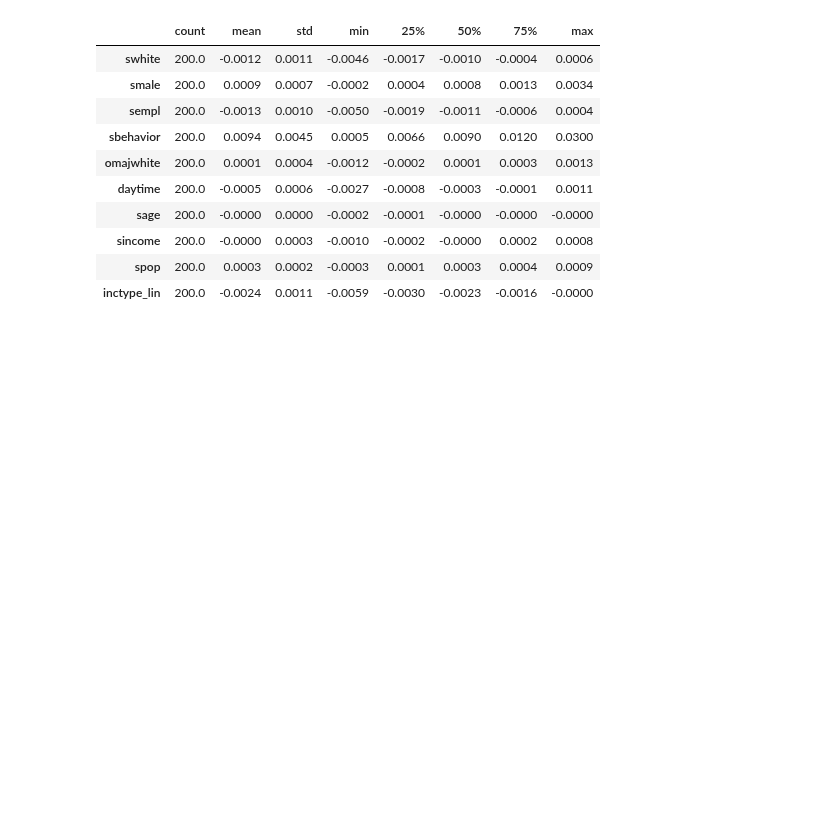
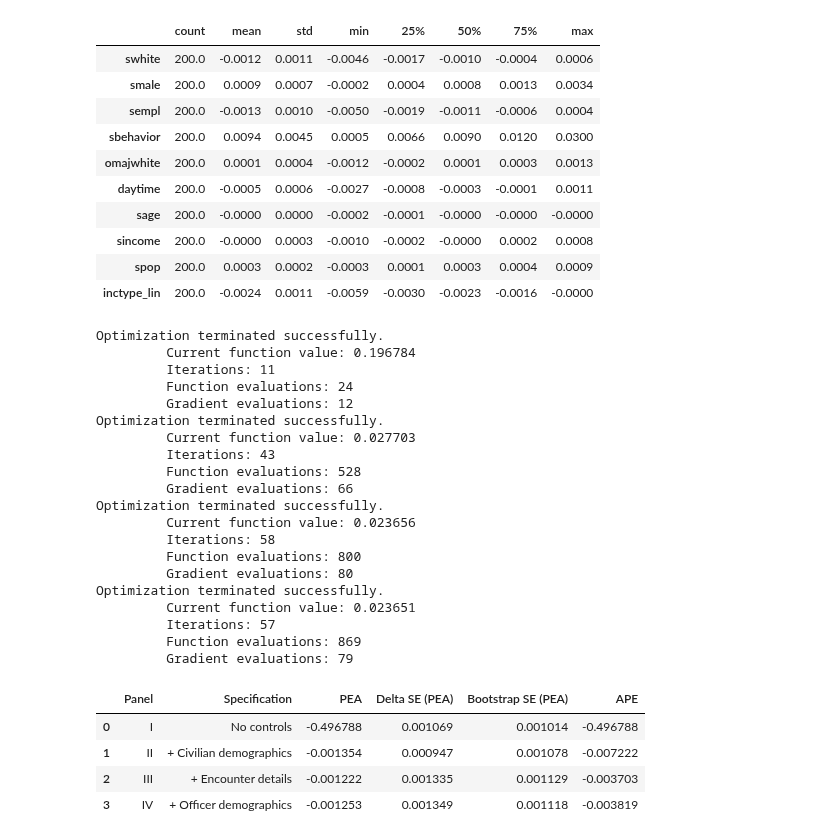
Before and after one commit to sgv491/AED, a Jupyter notebook: Project 3/Assigment3.ipynb, the cells around one changed output. Drawn from its saved outputs; the diff is of its cells as text; code cells hidden in the pictures; blank space fills up the shorter version.

```diff
--- a/Project 3/Assigment3.ipynb
+++ b/Project 3/Assigment3.ipynb
@@ -566,3 +566,79 @@ me_boot.describe().T.round(4)
 | sincome | 200.0 | -0.0000 | 0.0003 | -0.0010 | -0.0002 | -0.0000 | 0.0002 | 0.0008 |
 | spop | 200.0 | 0.0003 | 0.0002 | -0.0003 | 0.0001 | 0.0003 | 0.0004 | 0.0009 |
 | inctype_lin | 200.0 | -0.0024 | 0.0011 | -0.0059 | -0.0030 | -0.0023 | -0.0016 | -0.0000 |
+# %%
+specs = [
+    ('I', 'No controls', ['swhite']),
+    ('II', '+ Civilian demographics', ['swhite','smale','sage','sincome','sempl','spop','sbehavior']),
+    ('III', '+ Encounter details', ['swhite','smale','sage','sincome','sempl','spop','sbehavior','inctype_lin','daytime']),
+    ('IV', '+ Officer demographics', ['swhite','smale','sage','sincome','sempl','spop','inctype_lin','sbehavior','omajwhite','daytime']),
+]
+
+def panel_results(specs, nboot=200, rng_seed=123):
+    rng = default_rng(rng_seed)
+    results = []
+    for panel, label, cols in specs:
+        X = dat[cols].to_numpy()
+        theta0 = logit.starting_values(y, X)
+        res = est.estimate(logit.q, theta0, y, X)
+        idx = cols.index('swhite')
+        x_ref = X.mean(axis=0, keepdims=True)
+        x0 = x_ref.copy(); x1 = x_ref.copy()
+        x0[:, idx] = 0.0
+        x1[:, idx] = 1.0
+        pea, se_delta = me.discrete_effect_delta(res['theta'], res['cov'], x0, x1, logit.G)
+
+        boot = np.empty(nboot)
+        theta_guess = res['theta'].copy()
+        for b in range(nboot):
+            draw = rng.integers(0, y.size, size=y.size)
+            y_b = y[draw]
+            X_b = X[draw]
+            boot_res = est.estimate(logit.q, theta_guess, y_b, X_b, options={'disp': False})
+            theta_guess = boot_res['theta']
+            boot[b] = me.discrete_effect(boot_res['theta'], x0, x1, logit.G)
+        se_boot = boot.std(ddof=1)
+
+        X1 = X.copy(); X0 = X.copy()
+        X1[:, idx] = 1.0
+        X0[:, idx] = 0.0
+        ape = np.mean(logit.G(X1 @ res['theta']) - logit.G(X0 @ res['theta']))
+
+        results.append({
+            'Panel': panel,
+            'Specification': label,
+            'PEA': float(pea),
+            'Delta SE (PEA)': float(se_delta),
+            'Bootstrap SE (PEA)': float(se_boot),
+            'APE': float(ape)
+        })
+    return pd.DataFrame(results)
+
+panel_df = panel_results(specs)
+panel_df
+# %% [output]
+Optimization terminated successfully.
+         Current function value: 0.196784
+         Iterations: 11
+         Function evaluations: 24
+         Gradient evaluations: 12
+Optimization terminated successfully.
+         Current function value: 0.027703
+         Iterations: 43
+         Function evaluations: 528
+         Gradient evaluations: 66
+Optimization terminated successfully.
+         Current function value: 0.023656
+         Iterations: 58
+         Function evaluations: 800
+         Gradient evaluations: 80
+Optimization terminated successfully.
+         Current function value: 0.023651
+         Iterations: 57
+         Function evaluations: 869
+         Gradient evaluations: 79
+|  | Panel | Specification | PEA | Delta SE (PEA) | Bootstrap SE (PEA) | APE |
+| 0 | I | No controls | -0.496788 | 0.001069 | 0.001014 | -0.496788 |
+| 1 | II | + Civilian demographics | -0.001354 | 0.000947 | 0.001078 | -0.007222 |
+| 2 | III | + Encounter details | -0.001222 | 0.001335 | 0.001129 | -0.003703 |
+| 3 | IV | + Officer demographics | -0.001253 | 0.001349 | 0.001118 | -0.003819 |
```
Also changed, not shown: parts of 3 cells of this notebook.
